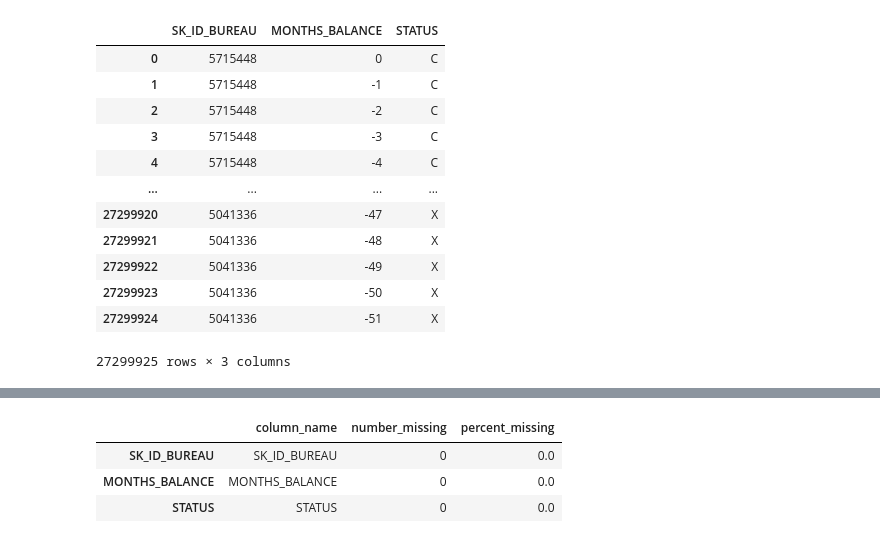
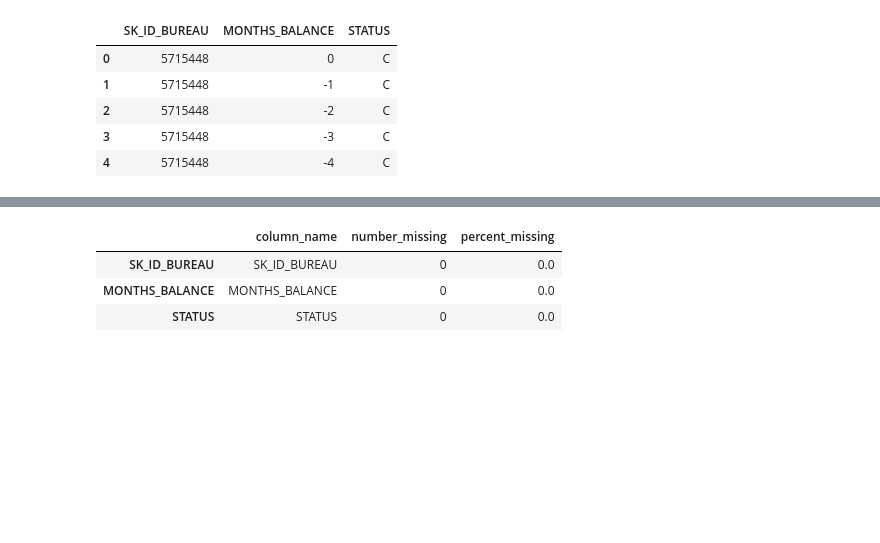
Before and after one commit to dunp7/Home-Default-Credit-Risk, a Jupyter notebook: Cleaning + EDA/Bureau Balance.ipynb, the cells around one changed output, grey strips where cells are left out. Drawn from its saved outputs; the diff is of its cells as text; code cells hidden in the pictures; blank space fills up the shorter version.

```diff
--- a/Cleaning + EDA/Bureau Balance.ipynb
+++ b/Cleaning + EDA/Bureau Balance.ipynb
@@ -5,18 +5,11 @@ import matplotlib.pyplot as plt
 import seaborn as sns
 # %%
 df = pd.read_csv("D:\data prep\dseb63_final_project_DP_dataset\dseb63_final_project_DP_dataset\dseb63_bureau_balance.csv")
-df
+df.head()
 # %% [output]
 |  | SK_ID_BUREAU | MONTHS_BALANCE | STATUS |
 | 0 | 5715448 | 0 | C |
 | 1 | 5715448 | -1 | C |
 | 2 | 5715448 | -2 | C |
 | 3 | 5715448 | -3 | C |
 | 4 | 5715448 | -4 | C |
-| ... | ... | ... | ... |
-| 27299920 | 5041336 | -47 | X |
-| 27299921 | 5041336 | -48 | X |
-| 27299922 | 5041336 | -49 | X |
-| 27299923 | 5041336 | -50 | X |
-| 27299924 | 5041336 | -51 | X |
-27299925 rows × 3 columns
```
Also changed, not shown: parts of 20 cells of this notebook.
